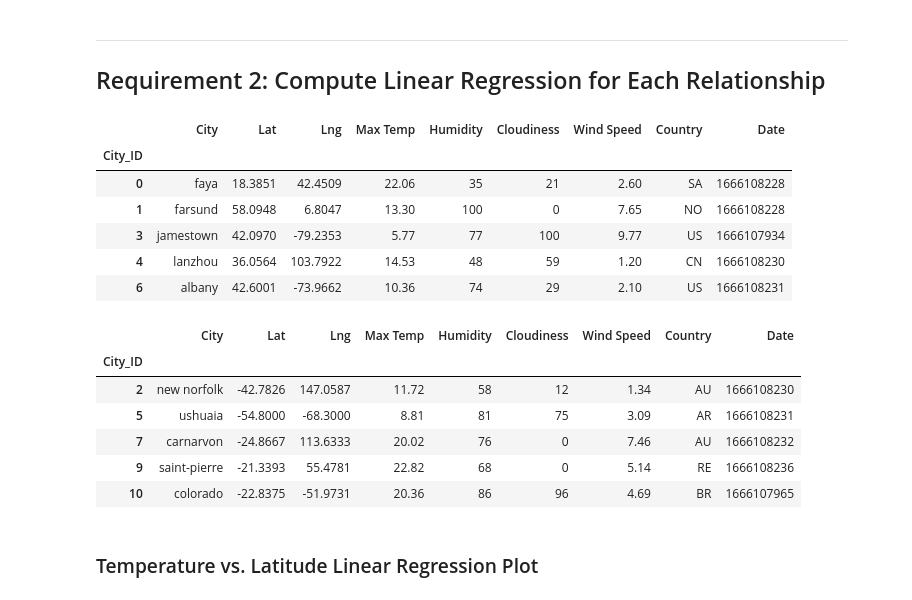
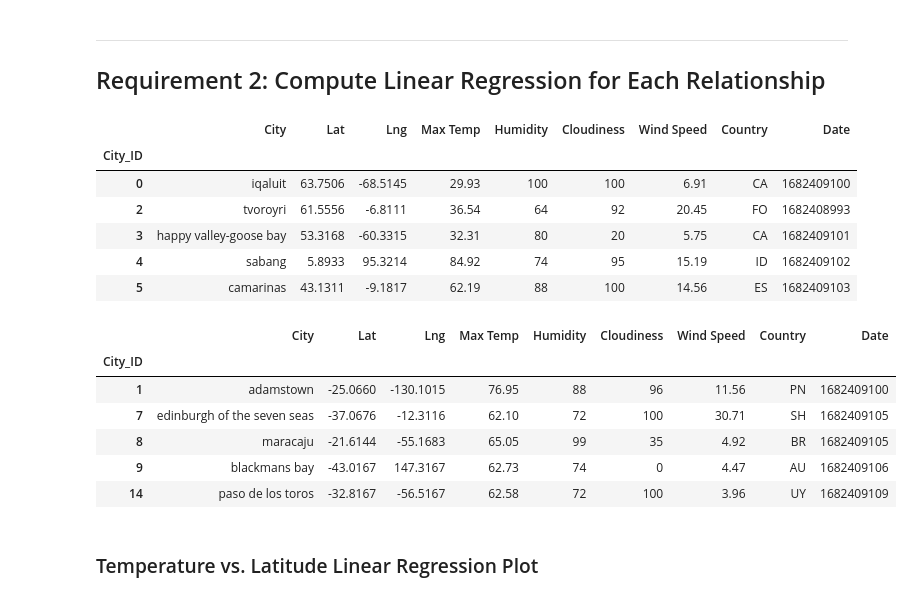
Before and after one commit to Hluu1/Python-API-Challenge, a Jupyter notebook: WeatherPy/WeatherPy.ipynb, the cells around one changed output. Drawn from its saved outputs; the diff is of its cells as text; code cells hidden in the pictures.

```diff
--- a/WeatherPy/WeatherPy.ipynb
+++ b/WeatherPy/WeatherPy.ipynb
@@ -270,31 +275,31 @@ plt.show()
 # YOUR CODE HERE
 # %%
 # Create a DataFrame with the Northern Hemisphere data (Latitude >= 0)
-# YOUR CODE HERE
+northern_hemi_df = city_data_df.loc[city_data_df["Lat"] >= 0]
 
 # Display sample data
 northern_hemi_df.head()
 # %% [output]
 |  | City | Lat | Lng | Max Temp | Humidity | Cloudiness | Wind Speed | Country | Date |
 | City_ID |  |  |  |  |  |  |  |  |  |
-| 0 | faya | 18.3851 | 42.4509 | 22.06 | 35 | 21 | 2.60 | SA | 1666108228 |
-| 1 | farsund | 58.0948 | 6.8047 | 13.30 | 100 | 0 | 7.65 | NO | 1666108228 |
-| 3 | jamestown | 42.0970 | -79.2353 | 5.77 | 77 | 100 | 9.77 | US | 1666107934 |
-| 4 | lanzhou | 36.0564 | 103.7922 | 14.53 | 48 | 59 | 1.20 | CN | 1666108230 |
-| 6 | albany | 42.6001 | -73.9662 | 10.36 | 74 | 29 | 2.10 | US | 1666108231 |
+| 0 | iqaluit | 63.7506 | -68.5145 | 29.93 | 100 | 100 | 6.91 | CA | 1682409100 |
+| 2 | tvoroyri | 61.5556 | -6.8111 | 36.54 | 64 | 92 | 20.45 | FO | 1682408993 |
+| 3 | happy valley-goose bay | 53.3168 | -60.3315 | 32.31 | 80 | 20 | 5.75 | CA | 1682409101 |
+| 4 | sabang | 5.8933 | 95.3214 | 84.92 | 74 | 95 | 15.19 | ID | 1682409102 |
+| 5 | camarinas | 43.1311 | -9.1817 | 62.19 | 88 | 100 | 14.56 | ES | 1682409103 |
 # %%
 # Create a DataFrame with the Southern Hemisphere data (Latitude < 0)
-# YOUR CODE HERE
+southern_hemi_df = city_data_df.loc[city_data_df["Lat"] < 0]
 
 # Display sample data
 southern_hemi_df.head()
 # %% [output]
 |  | City | Lat | Lng | Max Temp | Humidity | Cloudiness | Wind Speed | Country | Date |
 | City_ID |  |  |  |  |  |  |  |  |  |
-| 2 | new norfolk | -42.7826 | 147.0587 | 11.72 | 58 | 12 | 1.34 | AU | 1666108230 |
-| 5 | ushuaia | -54.8000 | -68.3000 | 8.81 | 81 | 75 | 3.09 | AR | 1666108231 |
-| 7 | carnarvon | -24.8667 | 113.6333 | 20.02 | 76 | 0 | 7.46 | AU | 1666108232 |
-| 9 | saint-pierre | -21.3393 | 55.4781 | 22.82 | 68 | 0 | 5.14 | RE | 1666108236 |
-| 10 | colorado | -22.8375 | -51.9731 | 20.36 | 86 | 96 | 4.69 | BR | 1666107965 |
+| 1 | adamstown | -25.0660 | -130.1015 | 76.95 | 88 | 96 | 11.56 | PN | 1682409100 |
+| 7 | edinburgh of the seven seas | -37.0676 | -12.3116 | 62.10 | 72 | 100 | 30.71 | SH | 1682409105 |
+| 8 | maracaju | -21.6144 | -55.1683 | 65.05 | 99 | 35 | 4.92 | BR | 1682409105 |
+| 9 | blackmans bay | -43.0167 | 147.3167 | 62.73 | 74 | 0 | 4.47 | AU | 1682409106 |
+| 14 | paso de los toros | -32.8167 | -56.5167 | 62.58 | 72 | 100 | 3.96 | UY | 1682409109 |
 # %% [markdown]
 ###  Temperature vs. Latitude Linear Regression Plot
```
Also changed, not shown: parts of 5 cells of this notebook.
